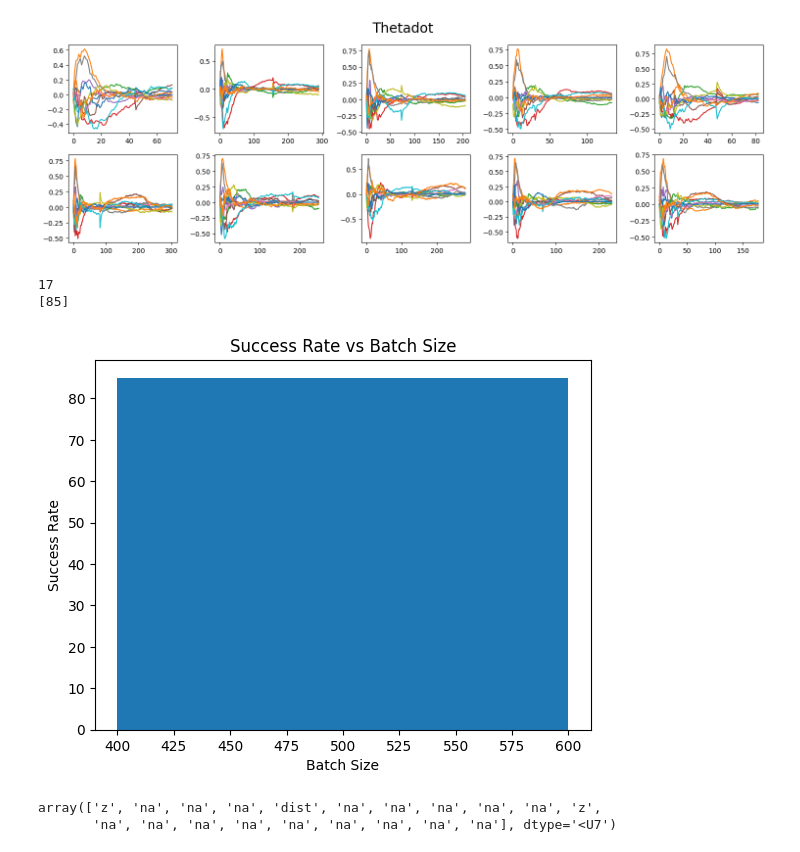
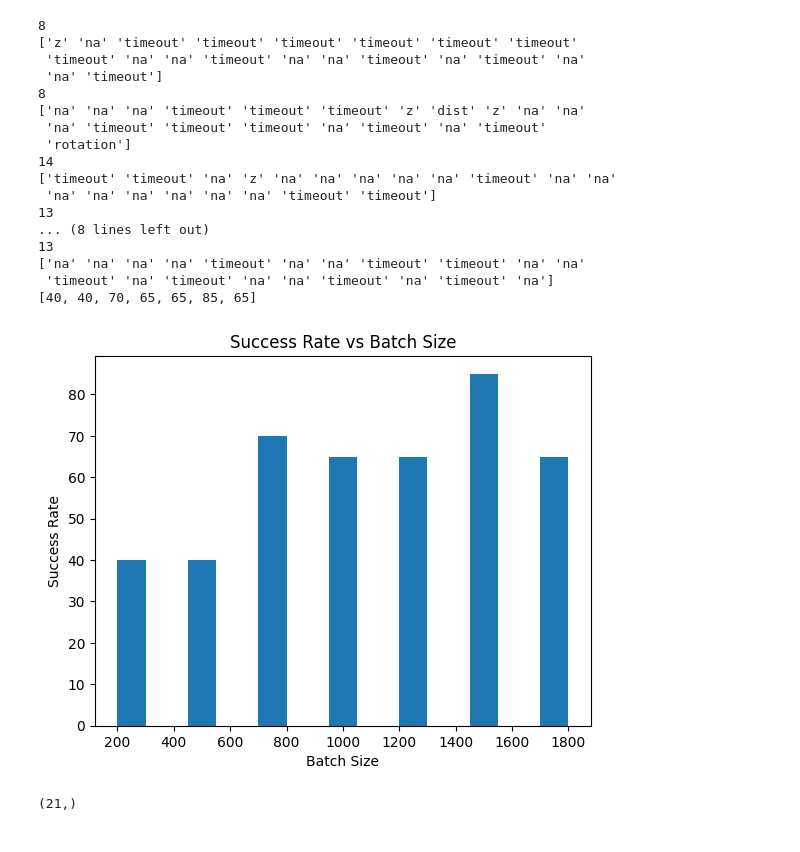
Before and after one commit to AKS-Lab-Univertsity-of-Tartu/bimanual_manipulation, a Jupyter notebook: real_demo/sampling_based_planner/benchmark.ipynb, the cells around one changed output. Saved outputs shown, nothing was run; the diff lists cells and outputs as text; code cells hidden in the pictures.

Commit message:
Benchmark script ran. Issue #19

```diff
--- a/real_demo/sampling_based_planner/benchmark.ipynb
+++ b/real_demo/sampling_based_planner/benchmark.ipynb
@@ -3,7 +3,8 @@ import numpy as np
 import matplotlib.pyplot as plt
 # %%
 data_path = "../../../../install/real_demo/share/real_demo/data/planner/benchmark/"
-file_name = "bench_500_10_1905.npz"
+# file_name = "bench_500_10_1905.npz"
+file_name = "bench_500_15_1900.npz"
 
 data = np.load(data_path+file_name, allow_pickle=True)
 data_files = [data]
@@ -13,7 +14,7 @@ data_path = "../../../../install/real_demo/share/real_demo/data/planner/benchmar
 batch_sizes = range(250, 1751, 250)
 file_names = list()
 for batch_size in batch_sizes:
-    file_names.append(f"bench_{batch_size}_15_1903.npz")
+    file_names.append(f"bench_{batch_size}_15_1900.npz")
 
 print(file_names)
 
@@ -86,28 +70,41 @@ fig.suptitle("Thetadot", fontsize=20)
 
 plt.tight_layout()
 plt.show()
-# %% [output]
-[figure, removed]
 # %%
 success_rate = list()
 for data in data_files:
     success = data['success'][1:]
     print(sum(success))
     success_rate.append(int(sum(success)/len(success)*100))
+    print(data['reason'][1:])
 
 print(success_rate)
 
 plt.xlabel("Batch Size")
 plt.ylabel("Success Rate")
 plt.title("Success Rate vs Batch Size")
-plt.bar(batch_sizes, success_rate, width=200)
+plt.bar(batch_sizes, success_rate, width=100)
 plt.show()
 # %% [output]
-17
-[85]
+8
+['z' 'na' 'timeout' 'timeout' 'timeout' 'timeout' 'timeout' 'timeout'
+ 'timeout' 'na' 'na' 'timeout' 'na' 'na' 'timeout' 'na' 'timeout' 'na'
+ 'na' 'timeout']
+8
+['na' 'na' 'na' 'timeout' 'timeout' 'timeout' 'z' 'dist' 'z' 'na' 'na'
+ 'na' 'timeout' 'timeout' 'timeout' 'na' 'timeout' 'na' 'timeout'
+ 'rotation']
+14
+['timeout' 'timeout' 'na' 'z' 'na' 'na' 'na' 'na' 'na' 'timeout' 'na' 'na'
+ 'na' 'na' 'na' 'na' 'na' 'na' 'timeout' 'timeout']
+13
+... (8 lines left out)
+13
+['na' 'na' 'na' 'na' 'timeout' 'na' 'na' 'timeout' 'timeout' 'na' 'na'
+ 'timeout' 'na' 'timeout' 'na' 'na' 'timeout' 'na' 'timeout' 'na']
+[40, 40, 70, 65, 65, 85, 65]
-[figure, old version]
+[figure, new version]
 # %%
-data['reason'][1:]
+data['reason'].shape
 # %% [output]
-array(['z', 'na', 'na', 'na', 'dist', 'na', 'na', 'na', 'na', 'na', 'z',
-       'na', 'na', 'na', 'na', 'na', 'na', 'na', 'na', 'na'], dtype='<U7')
+(21,)
```
Also changed, not shown: parts of 6 cells of this notebook, 1 other file.
